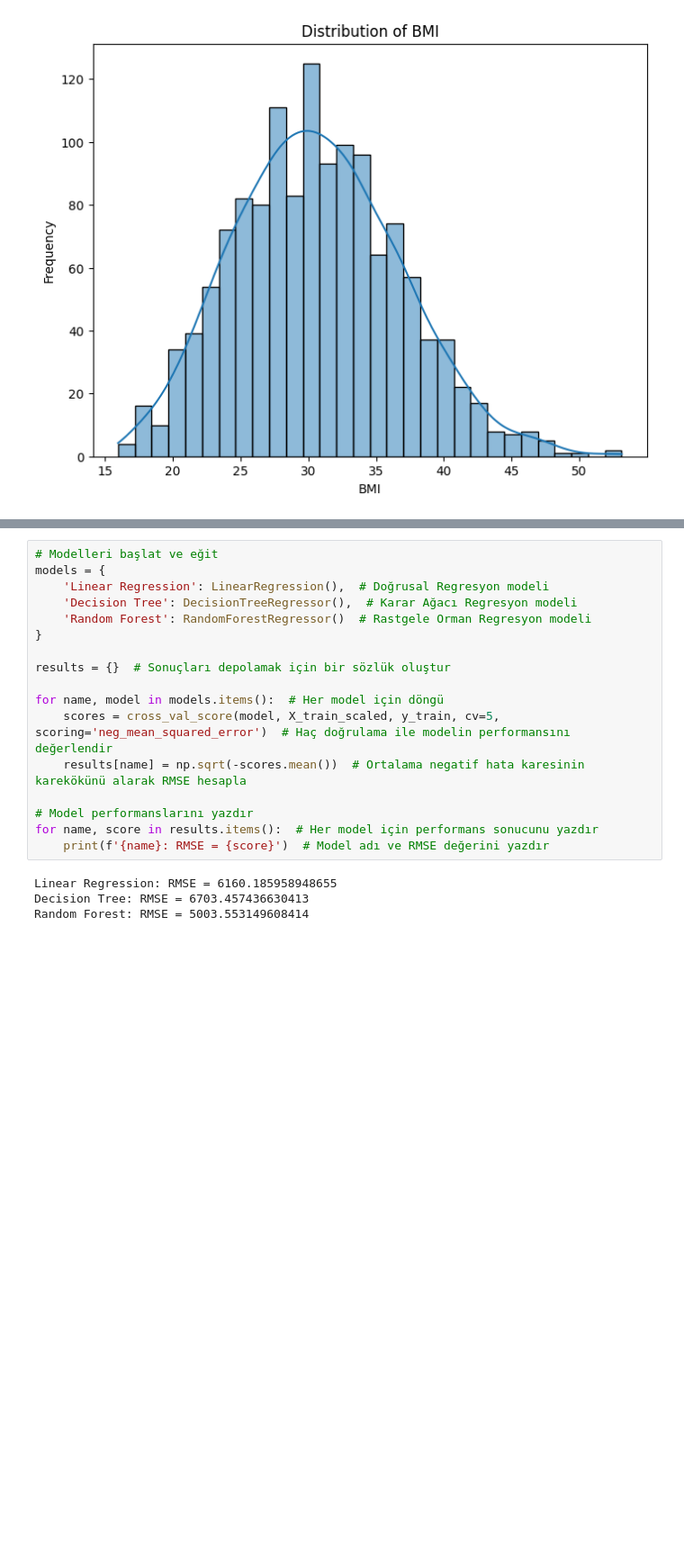
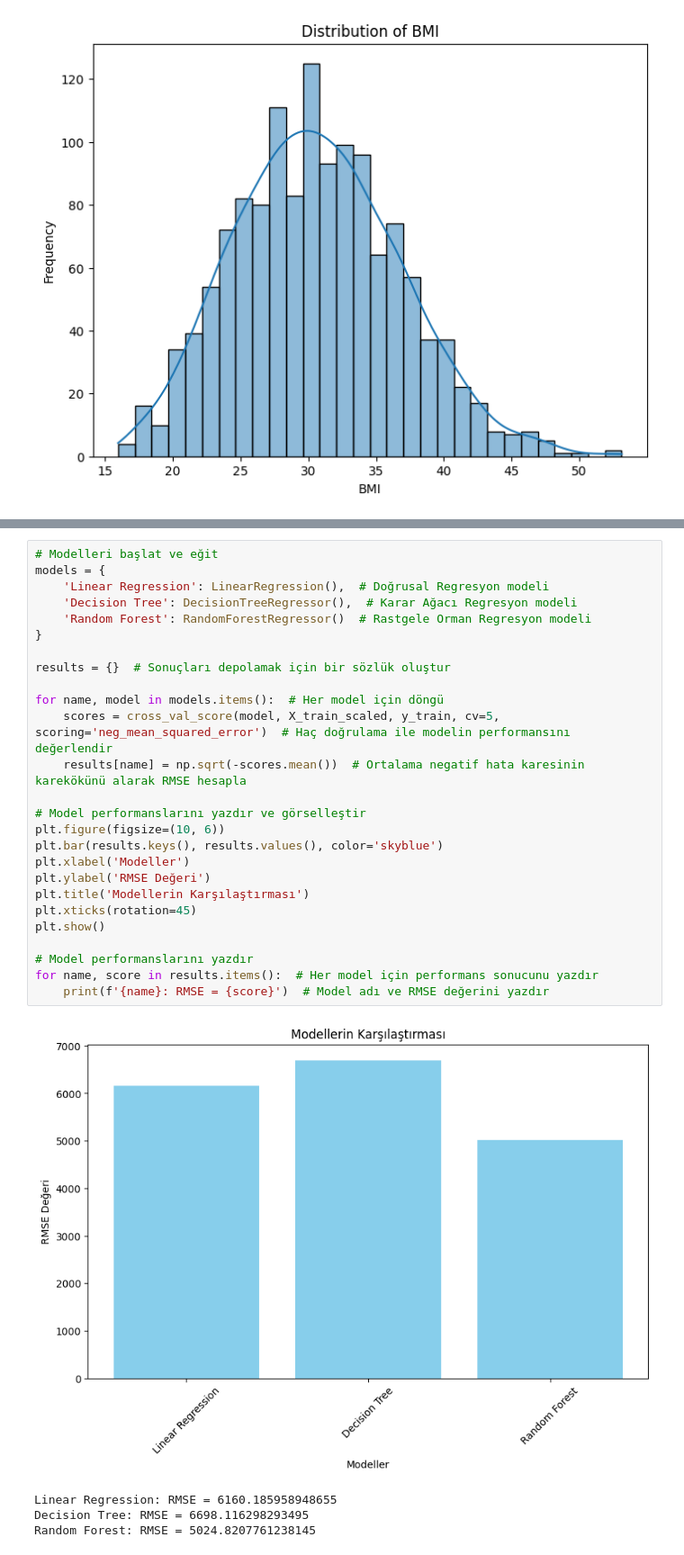
Before and after one commit to brkbyrktr/Medical_Cost_Analysis, a Jupyter notebook: Medical_Cost_Analysis.ipynb, the cells around one changed output, grey strips where cells are left out. Shown: that part at 90% size. Saved outputs shown, nothing was run; the diff lists cells and outputs as text; blank space fills up the shorter version.

```diff
--- a/Medical_Cost_Analysis.ipynb
+++ b/Medical_Cost_Analysis.ipynb
@@ -54,21 +57,31 @@ X_test_scaled = scaler.transform(X_test)  # Test verisini ölçekle
 # %%
 # Modelleri başlat ve eğit
 models = {
     'Linear Regression': LinearRegression(),  # Doğrusal Regresyon modeli
     'Decision Tree': DecisionTreeRegressor(),  # Karar Ağacı Regresyon modeli
     'Random Forest': RandomForestRegressor()  # Rastgele Orman Regresyon modeli
 }
 
 results = {}  # Sonuçları depolamak için bir sözlük oluştur
 
 for name, model in models.items():  # Her model için döngü
     scores = cross_val_score(model, X_train_scaled, y_train, cv=5, scoring='neg_mean_squared_error')  # Haç doğrulama ile modelin performansını değerlendir
     results[name] = np.sqrt(-scores.mean())  # Ortalama negatif hata karesinin karekökünü alarak RMSE hesapla
 
+# Model performanslarını yazdır ve görselleştir
+plt.figure(figsize=(10, 6))
+plt.bar(results.keys(), results.values(), color='skyblue')
+plt.xlabel('Modeller')
+plt.ylabel('RMSE Değeri')
+plt.title('Modellerin Karşılaştırması')
+plt.xticks(rotation=45)
+plt.show()
+
 # Model performanslarını yazdır
 for name, score in results.items():  # Her model için performans sonucunu yazdır
     print(f'{name}: RMSE = {score}')  # Model adı ve RMSE değerini yazdır
 # %% [output]
+[figure, added]
 Linear Regression: RMSE = 6160.185958948655
-Decision Tree: RMSE = 6703.457436630413
-Random Forest: RMSE = 5003.553149608414
+Decision Tree: RMSE = 6698.116298293495
+Random Forest: RMSE = 5024.8207761238145
```
Also changed, not shown: parts of 6 cells of this notebook.
